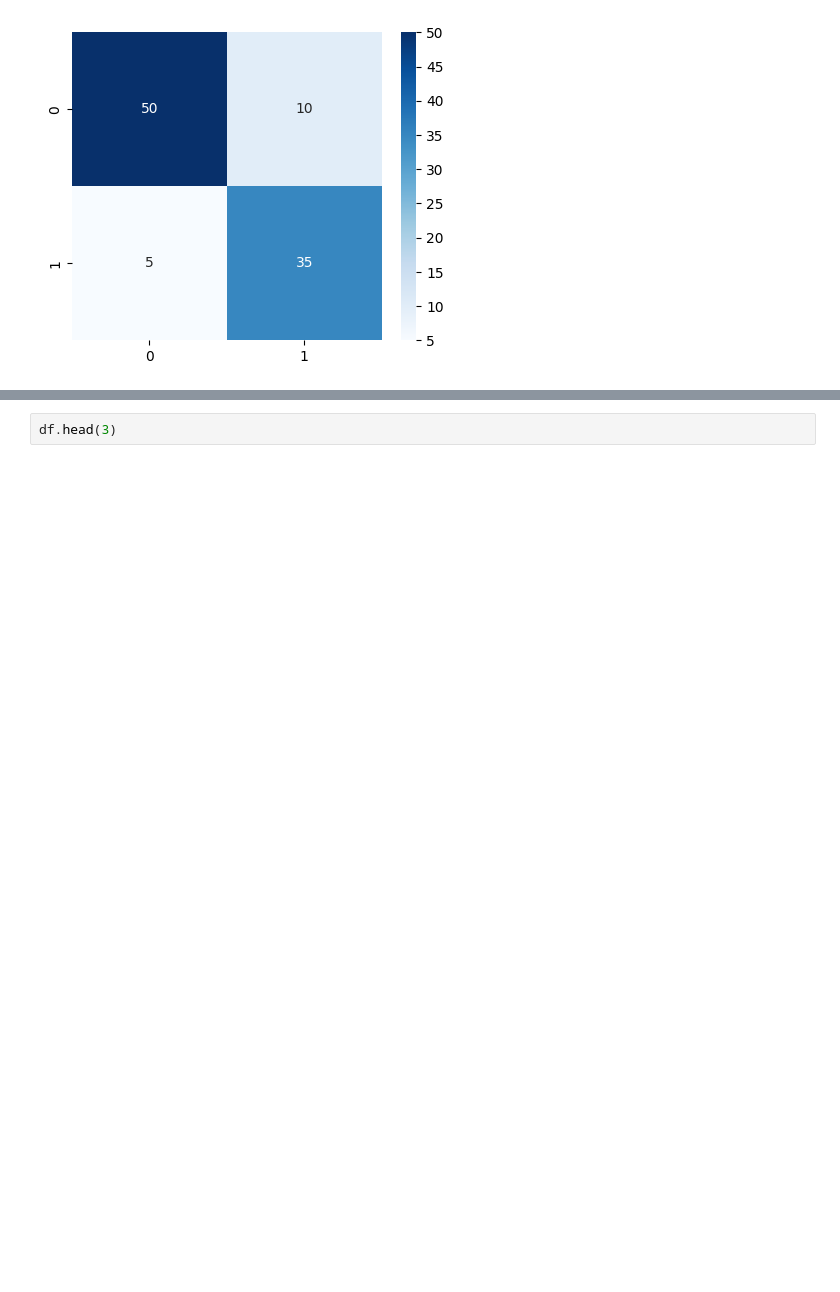
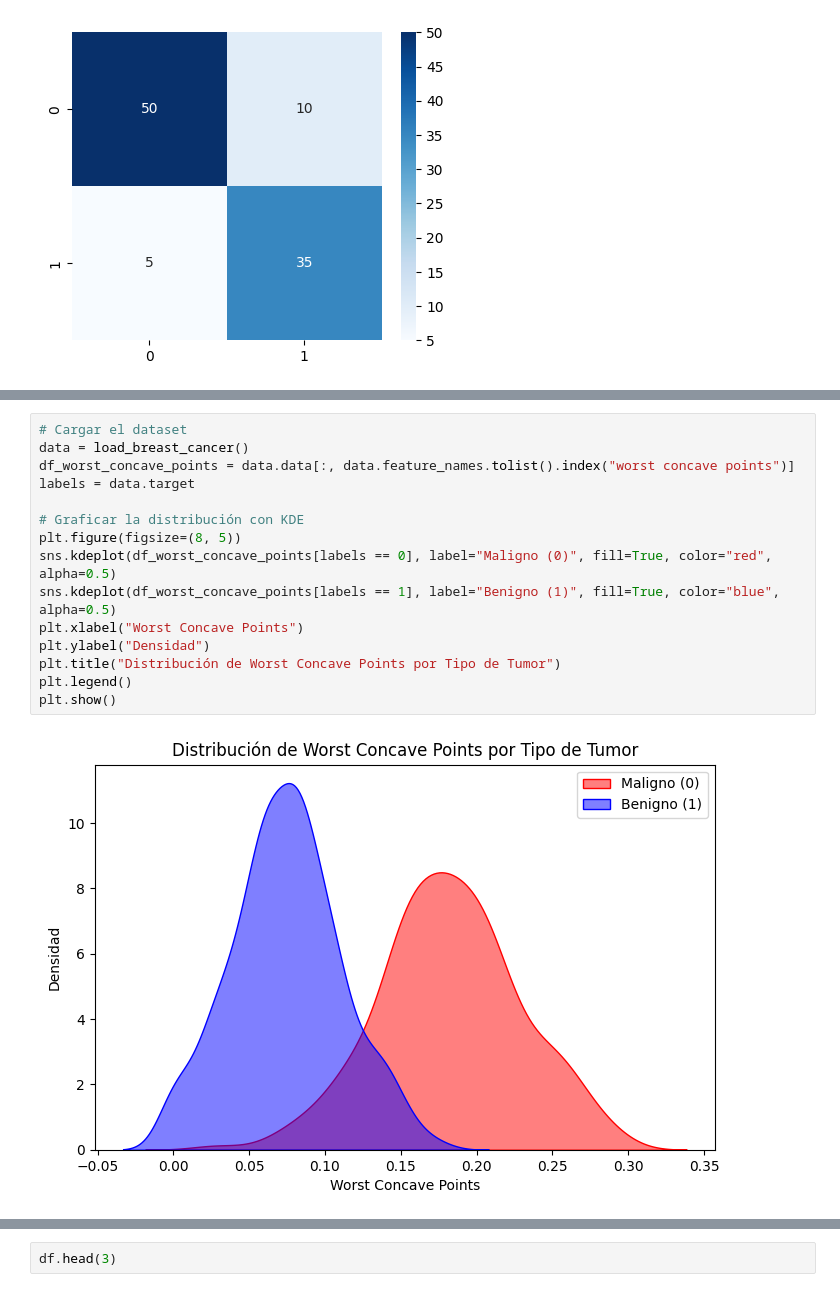
Before and after one commit to RodrigoRiveraRico/data_science_FCiencias, a Jupyter notebook: Clase_5/Clase_5.ipynb, the cells around one changed output, grey strips where cells are left out. Cells and saved outputs as stored; diff of their text form; blank space fills up the shorter version.

```diff
--- a/Clase_5/Clase_5.ipynb
+++ b/Clase_5/Clase_5.ipynb
@@ -103,0 +166,17 @@ df
+# %%
+# Cargar el dataset
+data = load_breast_cancer()
+df_worst_concave_points = data.data[:, data.feature_names.tolist().index("worst concave points")]
+labels = data.target
+
+# Graficar la distribución con KDE
+plt.figure(figsize=(8, 5))
+sns.kdeplot(df_worst_concave_points[labels == 0], label="Maligno (0)", fill=True, color="red", alpha=0.5)
+sns.kdeplot(df_worst_concave_points[labels == 1], label="Benigno (1)", fill=True, color="blue", alpha=0.5)
+plt.xlabel("Worst Concave Points")
+plt.ylabel("Densidad")
+plt.title("Distribución de Worst Concave Points por Tipo de Tumor")
+plt.legend()
+plt.show()
+# %% [output]
+[figure, added]
```
Also changed, not shown: parts of 22 cells of this notebook.
